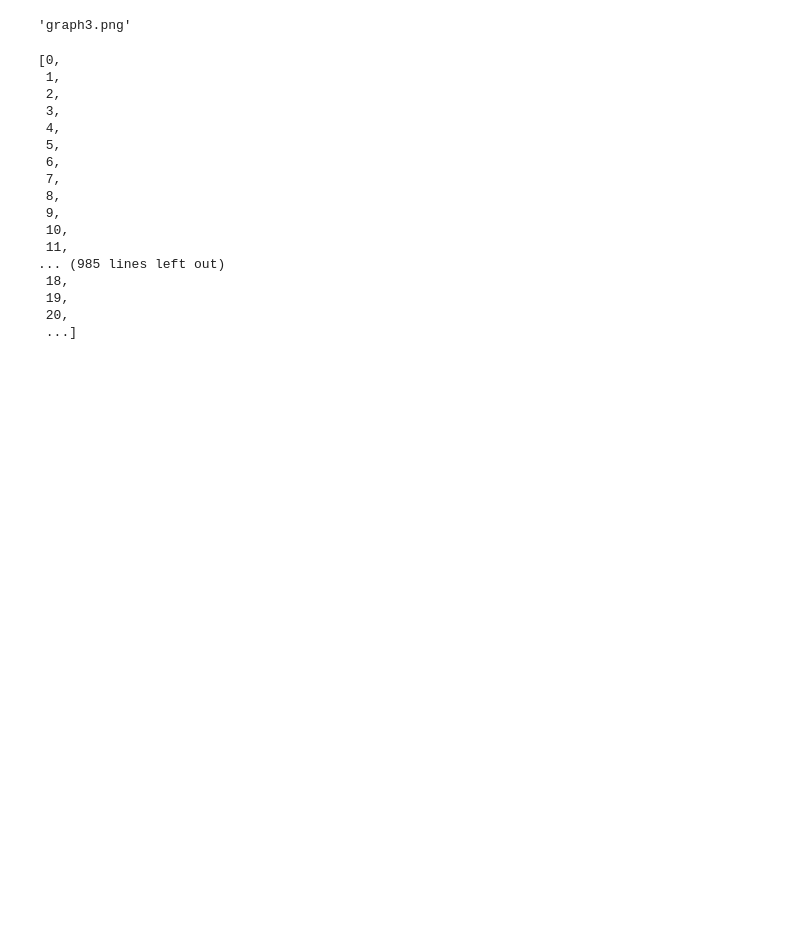
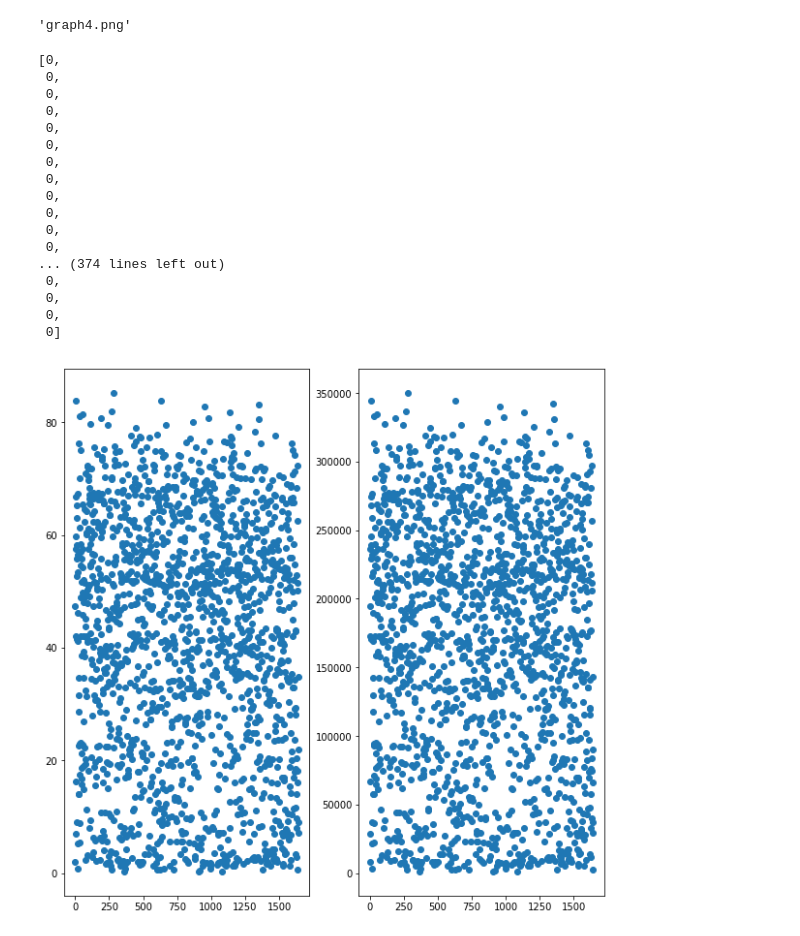
Before and after one commit to obanko01/cmpb-hmw2, a Jupyter notebook: hmw2.ipynb, the cells around one changed output. Cells and saved outputs as stored; diff of their text form; code cells hidden in the pictures; blank space fills up the shorter version.

Commit message:
add short read

```diff
--- a/hmw2.ipynb
+++ b/hmw2.ipynb
@@ -141,54 +143,43 @@ sum_reads = {k:sum(v) for k, v in reads.items()}
 # %%
 all_edges = [(i,v) for i, v in graph.get_edges()]
-all_nodes = graph.get_nodes() #[i for i, v in graph.get_edges() if v is None]
+all_edges = list(set(all_edges))
+all_nodes = graph.get_nodes()
 dot = Digraph(format='png')
 dict_keys = {all_nodes[i]:str(i) for i in range(len(all_nodes)) }
-# dict_keys = {all_nodes[i]:chr(i+65) if i < 26 else chr(i+72) for i in range(len(all_nodes)) }
-# [dot.node(dict_keys[i], i) for i in all_nodes] #for i, v in graph.get_edges() if v is None]
-# edges = [(dict_keys[i], dict_keys[v]) for i, v in graph.get_edges() if v is not None]
+[dot.node(dict_keys[i], i) for i in all_nodes] #for i, v in graph.get_edges() if v is None]
 [dot.edge(dict_keys[i], dict_keys[v],
-          label=i+v[-1]+ ' (' +str(graph.get_edgeW(i+v[-1]))+')'+str(avg_reads[i+v[-1]]))\
-                                                         for i, v in graph.get_edges() if v is not None]
-# # [dot.edge(dict_keys[i], dict_keys[v]) for i, v in graph.get_edges() if v is not None]
-# dot.edges(edges)
-dot.render('graph3', view=True)
+          label=graph.get_edgeW(i+v[-1])[0]+ ' (' +str(graph.get_edgeW(i+v[-1])[1])+')'+str(avg_reads[i+v[-1]]))\
+                                                         for i, v in all_edges]
+dot.render('graph4', view=True)
 # %% [output]
-'graph3.png'
+'graph4.png'
 # %%
 DG = nx.MultiDiGraph()
-all_edges = [(i,v) for i, v in graph.get_edges() if v is not None]
-# all_nodes = [i for i, v in graph.get_edges() if v is None]
-# DG.add_nodes_from(all_nodes)
+DG.add_nodes_from(all_nodes)
 DG.add_edges_from(all_edges)
 # plt.figure(figsize=(10,10))
 # pos = nx.spring_layout(DG,scale=2)
 # nx.draw(DG, pos, with_labels=True)
-# nx.draw_networkx_edge_labels(DG, pos=pos, edge_labels={i:i[0]+i[1][-1]+' ('+str(graph.get_edgeW(i[0]+i[1][-1]))\
-#                                 + ')' + ' (' + '{0:.2f}'.format(avg_reads[i[0]+i[1][-1]]) + ')' for i in all_edges})
+# nx.draw_networkx_edge_labels(DG, pos=pos, edge_labels={i: str(graph.get_edgeW(i[0]+i[1][-1]))\
+#                                 + ' (' + '{0:.2f}'.format(avg_reads[i[0]+i[1][-1]]) + ')' for i in all_edges})
 # plt.show()
-# [DG.add_edge(all_edges[i][0], all_edges[i][1]) for i in range(len(all_edges))]
-# DG.graph['edge'] = {'arrowsize': '0.6', 'splines': 'curved'}
-# DG.graph['graph'] = {'scale': '3'}
-# A = to_agraph(DG)
-# A.layout('dot')
-# A.draw('multi1.png')
 # %% [output]
 [0,
- 1,
- 2,
- 3,
- 4,
- 5,
- 6,
- 7,
- 8,
- 9,
- 10,
- 11,
-... (985 lines left out)
- 18,
- 19,
- 20,
- ...]
+ 0,
+ 0,
+ 0,
+ 0,
+ 0,
+ 0,
+ 0,
+ 0,
+ 0,
+ 0,
+ 0,
+... (374 lines left out)
+ 0,
+ 0,
+ 0,
+ 0]
 # %%
 from networkx.drawing.nx_agraph import write_dot
@@ -196 +187,12 @@ write_dot(DG,'multi.dot')
 # !neato -T png multi.dot > multi.png
+# %%
+# distribution of edge length and coverage as a function of count
+edge_coverage, edge_length = avg_reads.values(), sum_reads.values()
+plt.figure(figsize=(10,10))
+plt.subplot(1, 2, 1)
+plt.scatter(list(range(len(edge_coverage))), edge_coverage)
+plt.subplot(1, 2, 2)
+plt.scatter(list(range(len(edge_length))), edge_length)
+plt.show()
+# %% [output]
+[figure, added]
```
Also changed, not shown: parts of 3 cells of this notebook, 1 other file.
